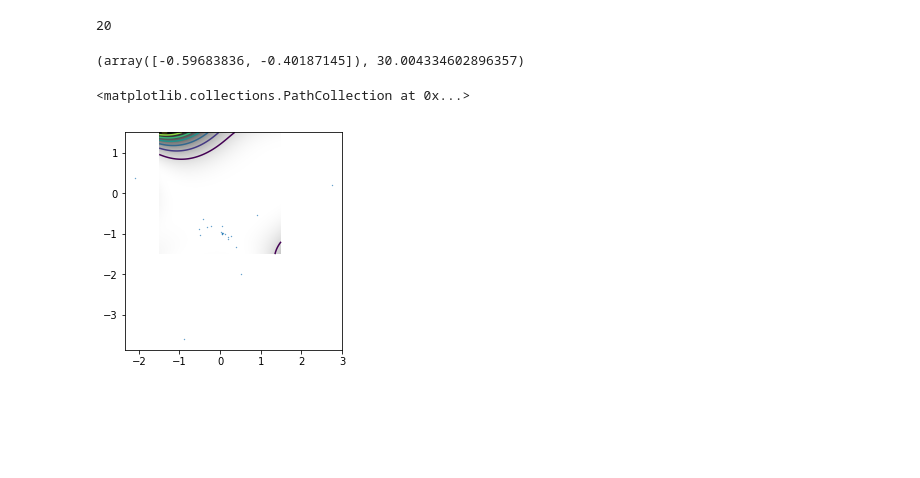
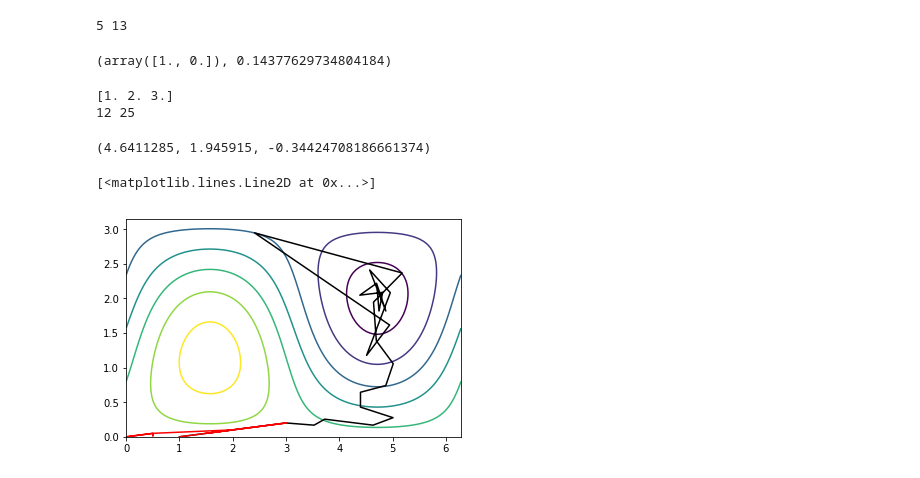
Before and after one commit to philippeller/spherical_opt, a Jupyter notebook: Simplex.ipynb, the cells around one changed output. Saved outputs shown, nothing was run; the diff lists cells and outputs as text; code cells hidden in the pictures; blank space fills up the shorter version.

Commit message:
spherical simplex working

```diff
--- a/Simplex.ipynb
+++ b/Simplex.ipynb
@@ -153,7 +344,12 @@ extent = [(-1.5,1.5), (-1.5,1.5)]
 N = 100
 x = np.linspace(*extent[0], num=N)
 y = np.linspace(*extent[1], num=N)
-X, Y = np.meshgrid(x, y)
-p = np.stack([X.flatten(),Y.flatten()])
-Z = goldstein_price(p).reshape(N,N)
+X, Y = np.meshgrid(x,y)
+p = np.zeros(N*N)
+for i,(x,y) in enumerate(zip(X.flatten(),Y.flatten())):
+    p[i] = f([x,y])
+
+
+#p = np.stack([X.flatten(),Y.flatten()])
+Z = p.reshape(N,N)
 # %%
@@ -174,0 +364,4 @@ minimize(goldstein_price, x0[0], options={'initial_simplex':x0, 'fatol':0.001},
+# %%
+x0 = np.empty((3,2))
+x0[:,0] = [1,2,3]
+x0[:,1] = [0,0.1,0.2]
@@ -175,17 +370,26 @@ minimize(goldstein_price, x0[0], options={'initial_simplex':x0, 'fatol':0.001},
 # %%
-fval, p, all_points = simple_simplex(goldstein_price, 2, points=x0_copy)
+fval, p, all_points_cart = simple_simplex(f, 2, fstd=1e-3, naive_sph=True, points=x0)
 p, fval
 # %% [output]
-20
+5 13
-(array([-0.59683836, -0.40187145]), 30.004334602896357)
+(array([1., 0.]), 0.14377629734804184)
+# %%
+fval, p, all_points = spherical_simplex_2d(f, fstd=1e-3, verbose=False, initial_points=x0_copy)
+p['az'], p['zen'], fval
+# %% [output]
+[1. 2. 3.]
+12 25
+(4.6411285, 1.945915, -0.34424708186661374)
 # %%
 all_points = np.stack(all_points)
+all_points_cart = np.stack(all_points_cart)
+
 
 fig, ax = plt.subplots()
-ax.imshow(Z, interpolation='bilinear', origin='lower',
-                cmap='gray_r', extent=extent[0] + extent[1])
+#ax.imshow(Z, interpolation='bilinear', origin='lower', cmap='gray_r', extent=extent[0] + extent[1])
 CS = ax.contour(X, Y, Z)
-ax.scatter(all_points[:,0], all_points[:,1], s=0.1)
+ax.plot(all_points['az'], all_points['zen'],c='k')
+ax.plot(all_points_cart[:,0], all_points_cart[:,1], c='r')
 # %% [output]
-<matplotlib.collections.PathCollection at 0x...>
+[<matplotlib.lines.Line2D at 0x...>]
-[figure, old version]
+[figure, new version]
```
Also changed, not shown: parts of 15 cells of this notebook.
